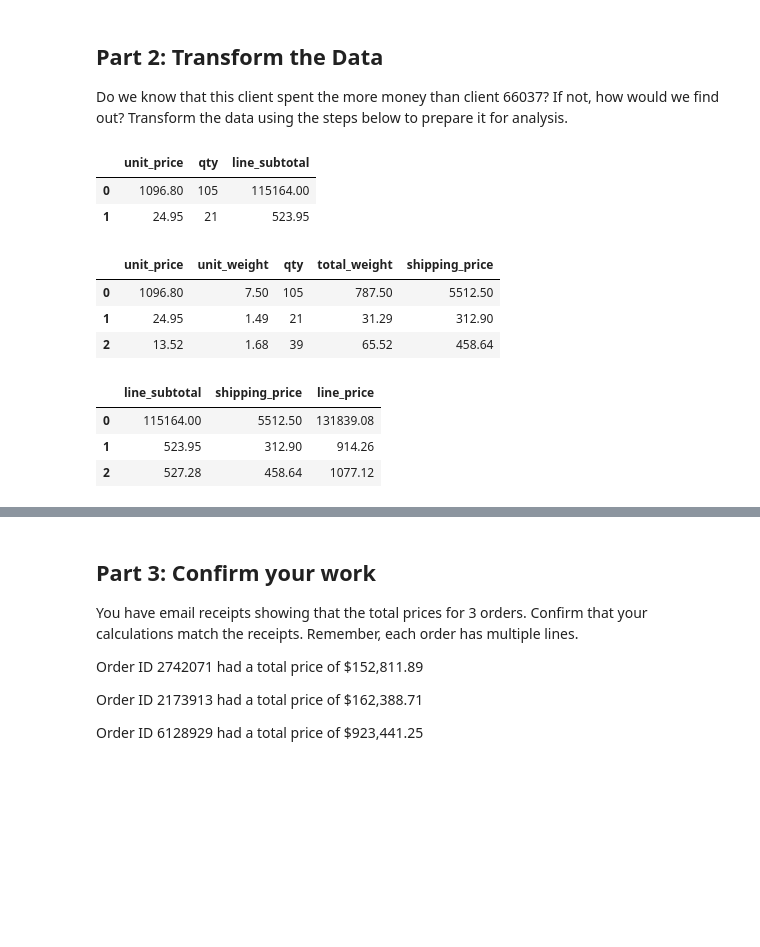
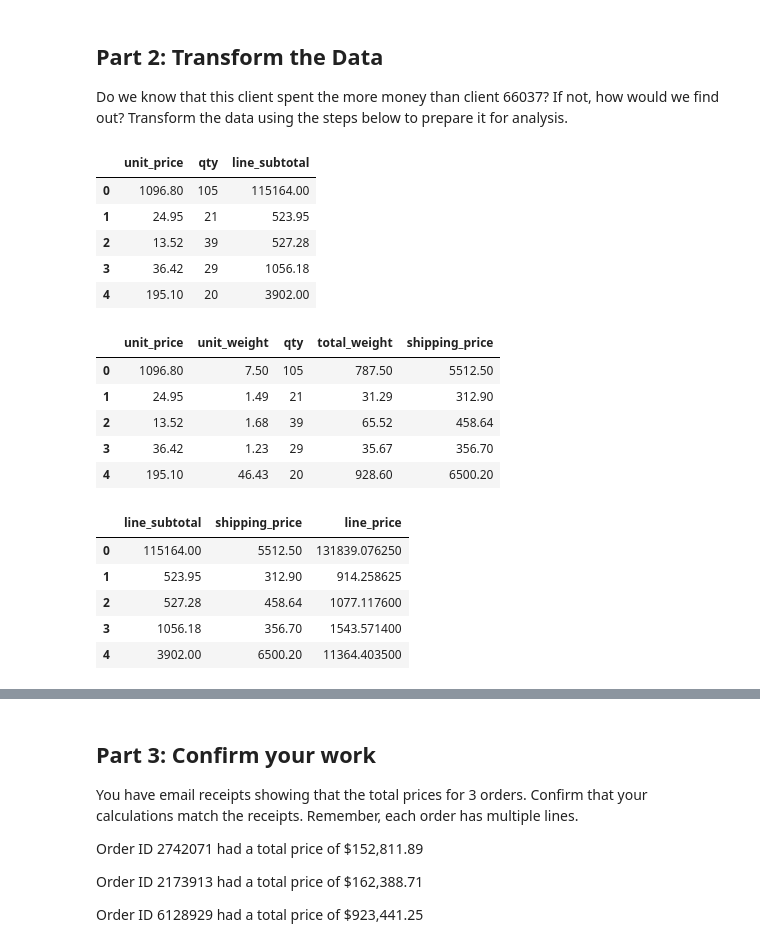
Before and after one commit to Daniel0996/Pandas-Challenge-1, a Jupyter notebook: wholesale_data_analysis_starter_code.ipynb, the cells around one changed output, grey strips where cells are left out. Cells and saved outputs as stored; diff of their text form; code cells hidden in the pictures; blank space fills up the shorter version.

```diff
--- a/wholesale_data_analysis_starter_code.ipynb
+++ b/wholesale_data_analysis_starter_code.ipynb
@@ -103,25 +103,49 @@ df.loc[df.client_id == top_5_client_list[0]]["qty"].sum()
 Do we know that this client spent the more money than client 66037? If not, how would we find out? Transform the data using the steps below to prepare it for analysis.
 # %%
 # Create a column that calculates the subtotal for each line using the unit_price and the qty
+df["line_subtotal"] = df["unit_price"] * df["qty"]
+df[["unit_price", "qty", "line_subtotal"]].head()
 # %% [output]
 |  | unit_price | qty | line_subtotal |
 | 0 | 1096.80 | 105 | 115164.00 |
 | 1 | 24.95 | 21 | 523.95 |
+| 2 | 13.52 | 39 | 527.28 |
+| 3 | 36.42 | 29 | 1056.18 |
+| 4 | 195.10 | 20 | 3902.00 |
 # %%
 # Create a column for shipping price.
 # Assume a shipping price of $7 per pound for orders over 50 pounds and $10 per pound for items 50 pounds or under.
+def calcualte_shipping(shipping_weight):
+    if shipping_weight <= 0:
+        return 0.0
+    else:
+        if shipping_weight > 50:
+            return shipping_weight * 7
+        else:
+            return shipping_weight * 10
+
+
+df["total_weight"] = df.unit_weight * df.qty
+df["shipping_price"] = df["total_weight"].apply(calcualte_shipping)
+df[["unit_price", "unit_weight", "qty", "total_weight", "shipping_price"]].head()
 # %% [output]
 |  | unit_price | unit_weight | qty | total_weight | shipping_price |
 | 0 | 1096.80 | 7.50 | 105 | 787.50 | 5512.50 |
 | 1 | 24.95 | 1.49 | 21 | 31.29 | 312.90 |
 | 2 | 13.52 | 1.68 | 39 | 65.52 | 458.64 |
+| 3 | 36.42 | 1.23 | 29 | 35.67 | 356.70 |
+| 4 | 195.10 | 46.43 | 20 | 928.60 | 6500.20 |
 # %%
 # Create a column for the total price using the subtotal and the shipping price along with a sales tax of 9.25%
+df["line_price"] = (df.line_subtotal + df.shipping_price) * 1.0925
+df[["line_subtotal", "shipping_price", "line_price"]].head()
 # %% [output]
 |  | line_subtotal | shipping_price | line_price |
-| 0 | 115164.00 | 5512.50 | 131839.08 |
-| 1 | 523.95 | 312.90 | 914.26 |
-| 2 | 527.28 | 458.64 | 1077.12 |
+| 0 | 115164.00 | 5512.50 | 131839.076250 |
+| 1 | 523.95 | 312.90 | 914.258625 |
+| 2 | 527.28 | 458.64 | 1077.117600 |
+| 3 | 1056.18 | 356.70 | 1543.571400 |
+| 4 | 3902.00 | 6500.20 | 11364.403500 |
 # %%
 # Create a column for the cost of each line using unit cost, qty, and
 # shipping price (assume the shipping cost is exactly what is charged to the client).
```
Also changed, not shown: parts of 3 cells of this notebook.
